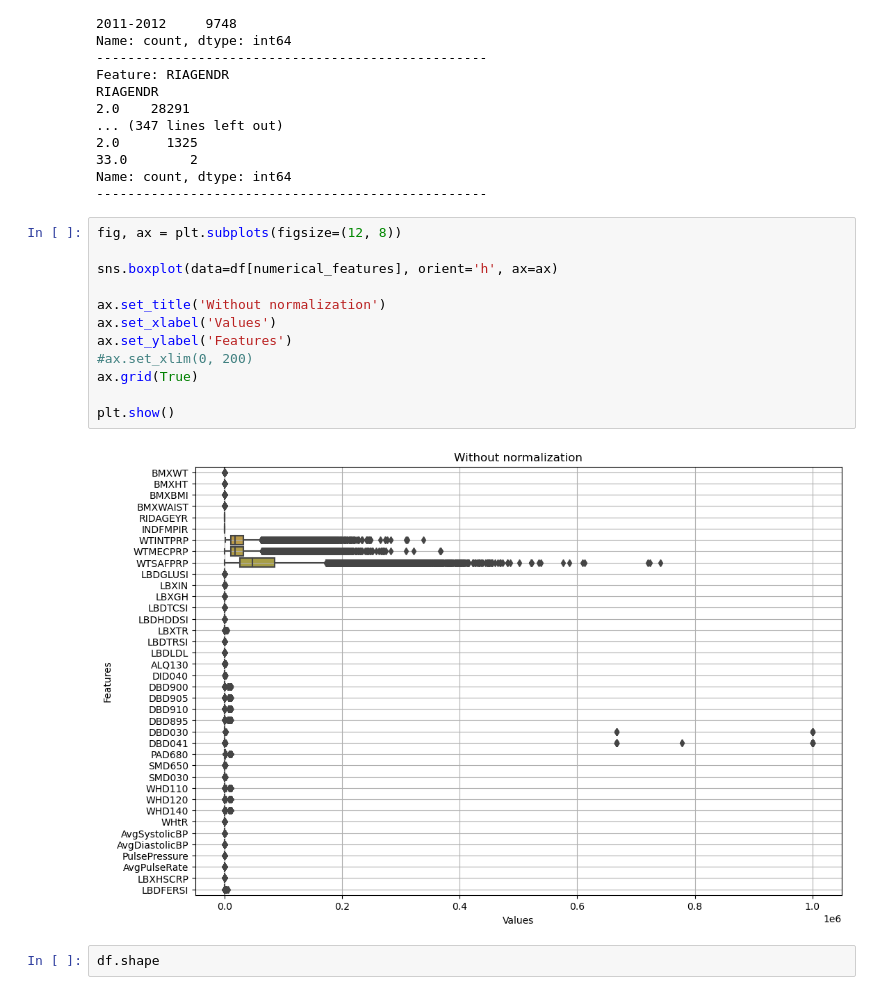
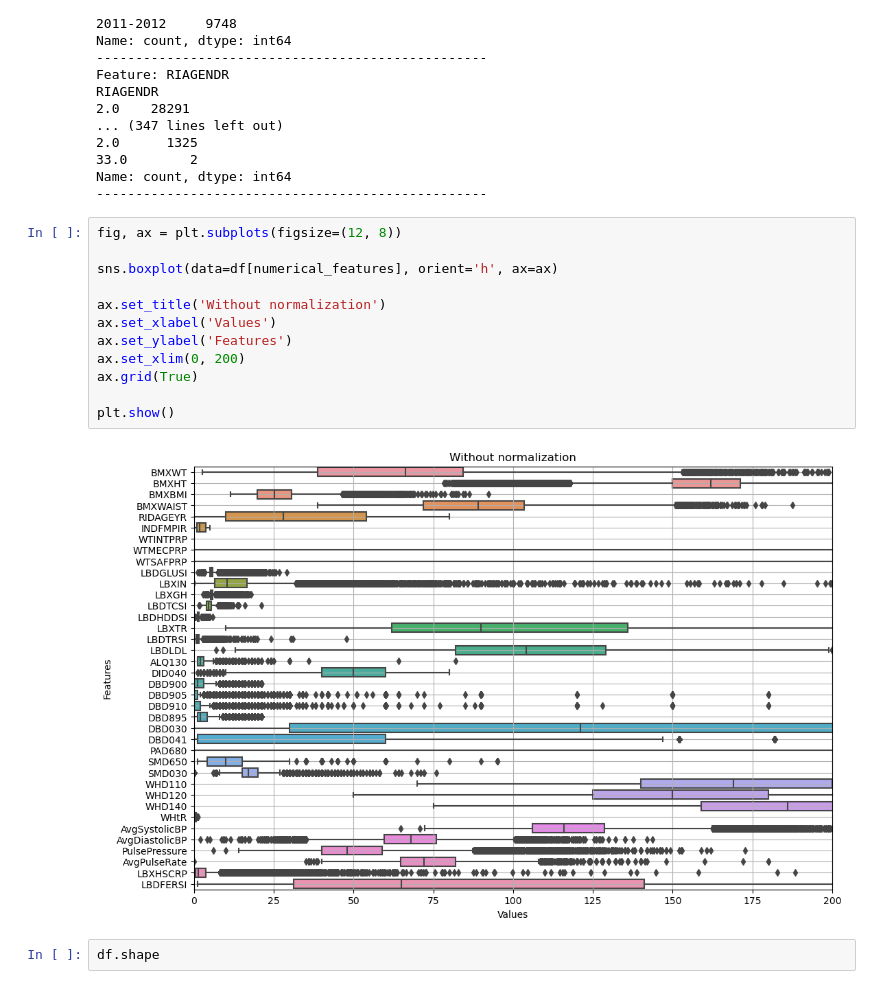
Before and after one commit to artmskfr/HealthScope-Diabetes, a Jupyter notebook: notebooks/data_prep.ipynb, the cells around one changed output. Cells and saved outputs as stored; diff of their text form.

```diff
--- a/notebooks/data_prep.ipynb
+++ b/notebooks/data_prep.ipynb
@@ -204,17 +204,17 @@ Name: count, dtype: int64
 # %%
 fig, ax = plt.subplots(figsize=(12, 8))
 
 sns.boxplot(data=df[numerical_features], orient='h', ax=ax)
 
 ax.set_title('Without normalization')
 ax.set_xlabel('Values')
 ax.set_ylabel('Features')
-#ax.set_xlim(0, 200)
+ax.set_xlim(0, 200)
 ax.grid(True)
 
 plt.show()
 # %% [output]
-[figure, old version]
+[figure, new version]
 # %%
 df.shape
 # %% [output]
```
Also changed, not shown: parts of 17 cells of this notebook, 11 other files.
